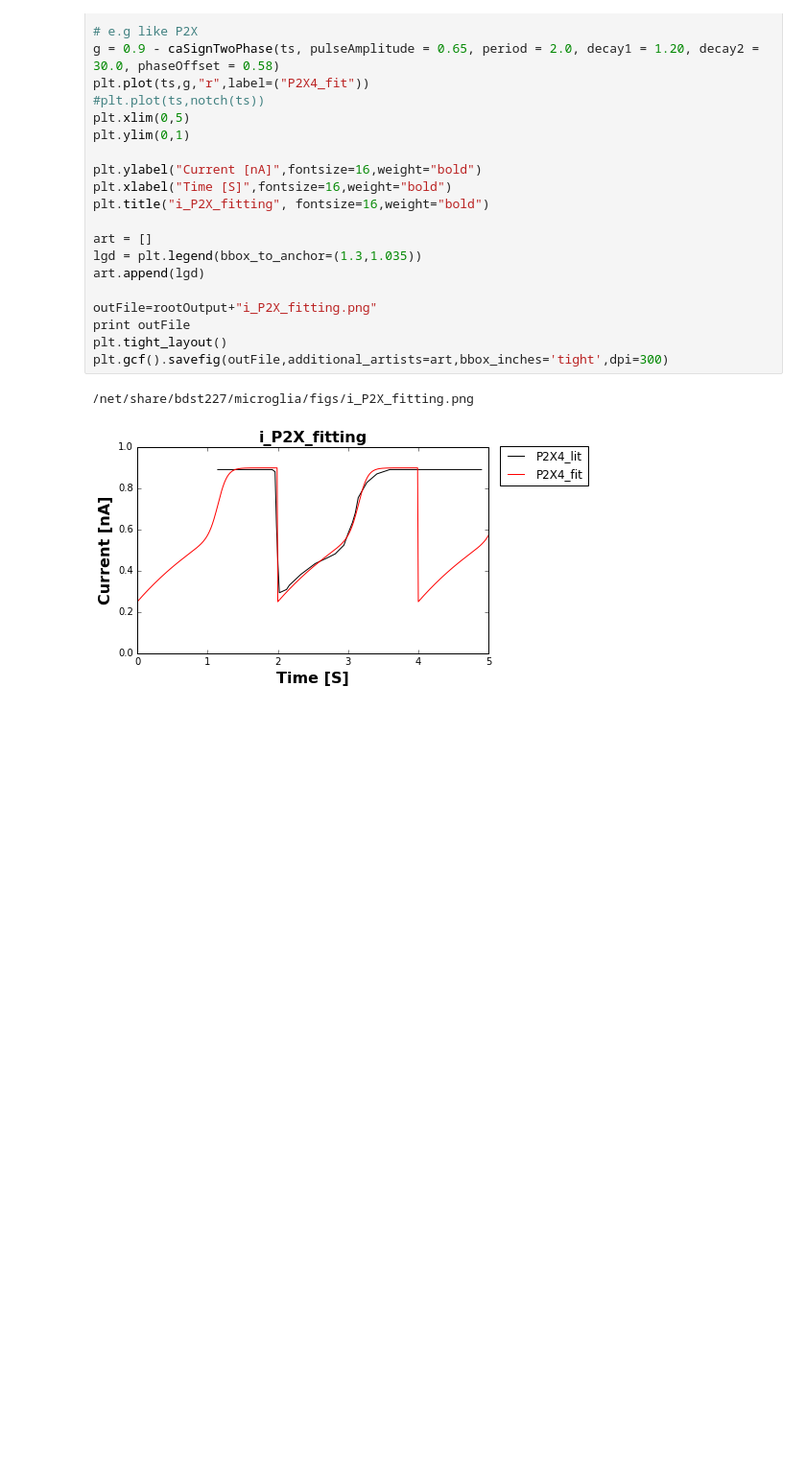
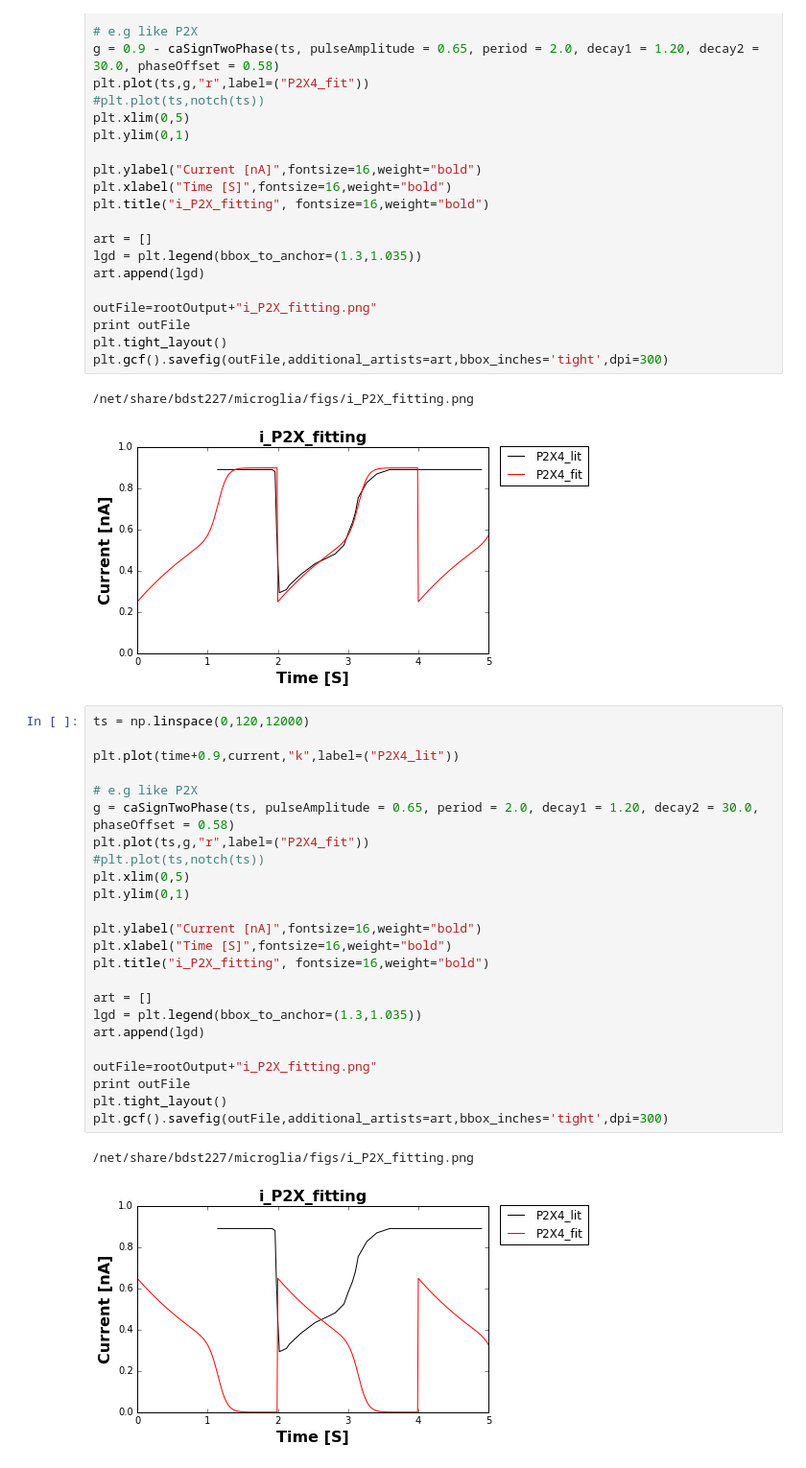
Before and after one commit to huskeypm/microglia, a Jupyter notebook: P2X4_Oscilation_Test.ipynb, the cells around one changed output. Shown at 96% size. Cells and saved outputs as stored; diff of their text form; blank space fills up the shorter version.

```diff
--- a/P2X4_Oscilation_Test.ipynb
+++ b/P2X4_Oscilation_Test.ipynb
@@ -116,3 +126,30 @@ plt.gcf().savefig(outFile,additional_artists=art,bbox_inches='tight',dpi=300)
 # %% [output]
 /net/share/bdst227/microglia/figs/i_P2X_fitting.png
 [figure]
+# %%
+ts = np.linspace(0,120,12000)
+
+plt.plot(time+0.9,current,"k",label=("P2X4_lit"))
+
+# e.g like P2X
+g = caSignTwoPhase(ts, pulseAmplitude = 0.65, period = 2.0, decay1 = 1.20, decay2 = 30.0, phaseOffset = 0.58)
+plt.plot(ts,g,"r",label=("P2X4_fit"))
+#plt.plot(ts,notch(ts))
+plt.xlim(0,5)
+plt.ylim(0,1)
+
+plt.ylabel("Current [nA]",fontsize=16,weight="bold")
+plt.xlabel("Time [S]",fontsize=16,weight="bold")
+plt.title("i_P2X_fitting", fontsize=16,weight="bold")
+
+art = []
+lgd = plt.legend(bbox_to_anchor=(1.3,1.035))
+art.append(lgd)
+
+outFile=rootOutput+"i_P2X_fitting.png"
+print outFile
+plt.tight_layout()
+plt.gcf().savefig(outFile,additional_artists=art,bbox_inches='tight',dpi=300)
+# %% [output]
+/net/share/bdst227/microglia/figs/i_P2X_fitting.png
+[figure, added]
```
Also changed, not shown: parts of 3 cells of this notebook, 1 other file.
